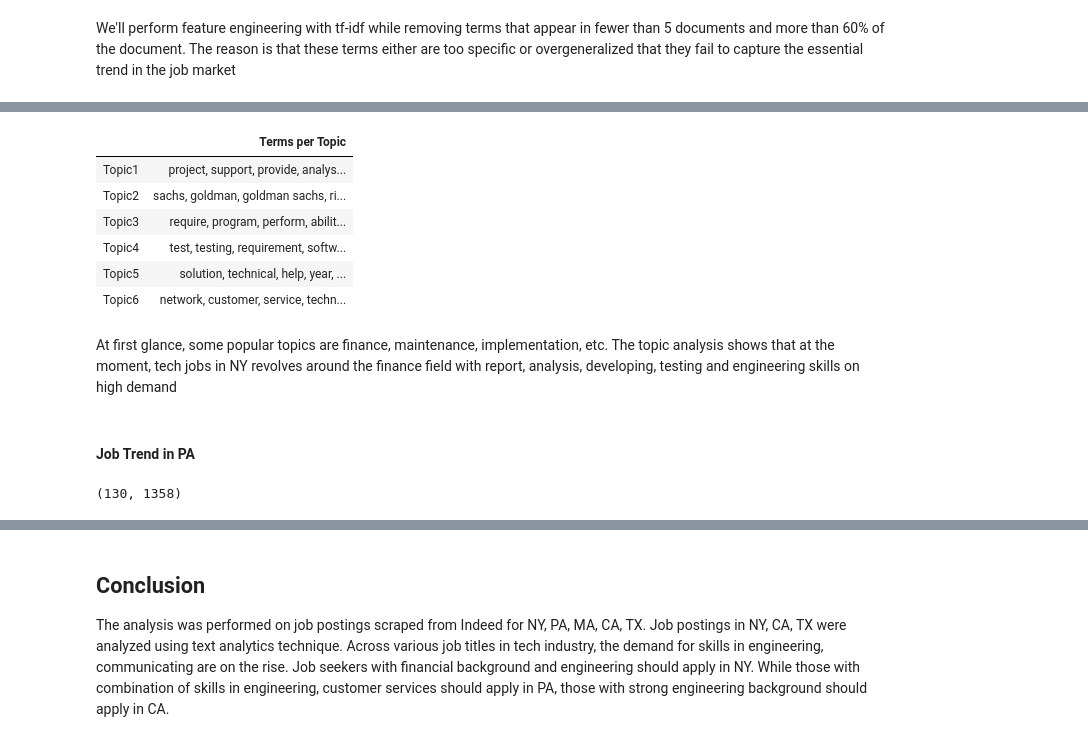
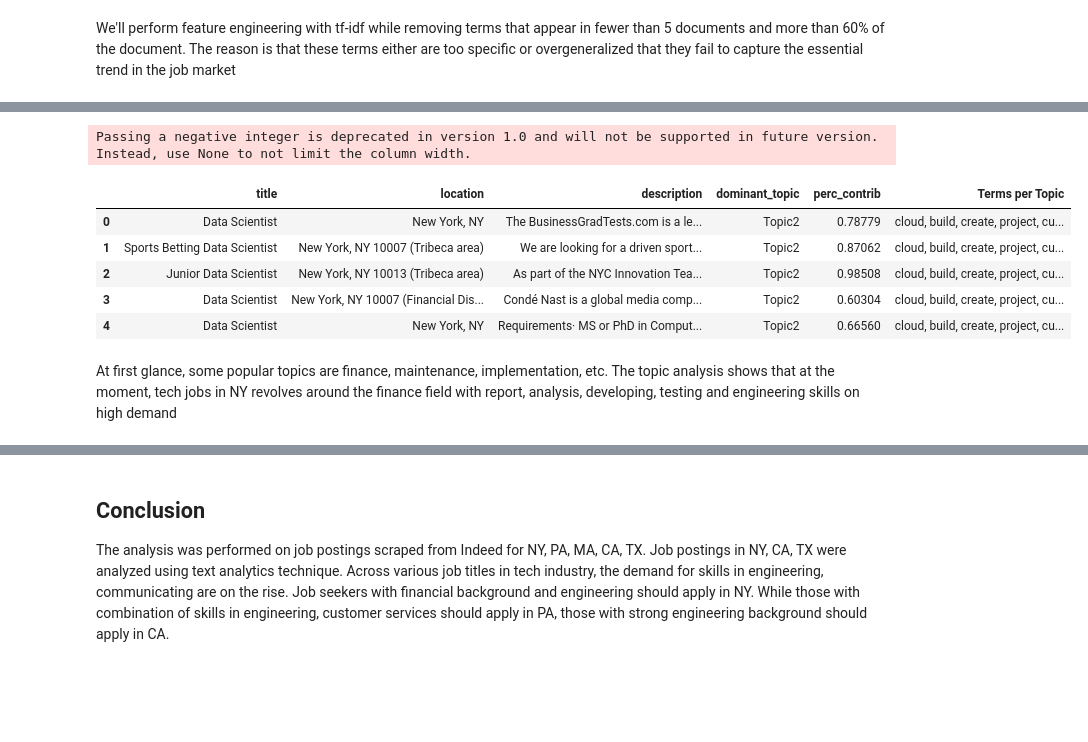
Before and after one commit to tnVn1995/JobPostsAnalysis, a Jupyter notebook: JobPostsAnalysis.ipynb, the cells around one changed output, grey strips where cells are left out. Cells and saved outputs as stored; diff of their text form; code cells hidden in the pictures; blank space fills up the shorter version.

```diff
--- a/JobPostsAnalysis.ipynb
+++ b/JobPostsAnalysis.ipynb
@@ -103,9 +322,11 @@ print(norm_corpus['CA'][0][0:50])
 We'll perform feature engineering with tf-idf while removing terms that appear in fewer than 5 documents and more than 60% of the document. The reason is that these terms either are too specific or overgeneralized that they fail to capture the essential trend in the job market
 # %%
 # Feature Engineering
-cv = CountVectorizer(min_df=5, max_df=0.6, ngram_range=(1,2),
-                    token_pattern=None, tokenizer=lambda doc: doc,
-                    preprocessor=lambda doc: doc)
+def feature_engineer(corpus: List[str]=NY_datascience.tokenized_corpus):
+    cv = CountVectorizer(min_df=5, max_df=0.6, ngram_range=(1,2),
+                        token_pattern=None, tokenizer=lambda doc: doc,
+                        preprocessor=lambda doc: doc)
 
-cv_features = cv.fit_transform(norm_corpus['NY'])
-cv_features.shape
+    cv_features = cv.fit_transform(corpus)
+    return cv, cv_features
+cv, cv_features = feature_engineer(NY_datascience.tokenized_corpus)
@@ -124,29 +355,37 @@ Total Vocabulary Size: 987
-# %%
-topic_terms = nmf_model.components_
-topic_key_term_idxs = np.argsort(-np.absolute(topic_terms), axis=1)[:,:20]
-topic_keyterms = vocabulary[topic_key_term_idxs]
-topics = [', '.join(topic) for topic in topic_keyterms]
-pd.set_option('display.max_colwidth', -1)
-topics_df = pd.DataFrame(topics, columns = ['Terms per Topic'], index = ['Topic' + str(t) for t in range(1,Total_Topic+1)])
-topics_df
-# %% [output]
-|  | Terms per Topic |
-| Topic1 | project, support, provide, analys... |
-| Topic2 | sachs, goldman, goldman sachs, ri... |
-| Topic3 | require, program, perform, abilit... |
-| Topic4 | test, testing, requirement, softw... |
-| Topic5 | solution, technical, help, year, ... |
-| Topic6 | network, customer, service, techn... |
+# %%
+def topics_df(lda_model:Callable, data:pd.DataFrame=NY_datascience):
+    topic_terms = lda_model.components_
+    topic_key_term_idxs = np.argsort(-np.absolute(topic_terms), axis=1)[:,:20]
+    topic_keyterms = vocabulary[topic_key_term_idxs]
+    topics = [', '.join(topic) for topic in topic_keyterms]
+    pd.set_option('display.max_colwidth', -1)
+    topics_df = pd.DataFrame(topics, columns = ['Terms per Topic'], index = ['Topic' + str(t) for t in range(1,Total_Topic+1)])
+    TOTAL_TOPICS = 6
+    dt_df = pd.DataFrame(document_topics,
+                         columns=['Topic'+str(i) for i in range(1, TOTAL_TOPICS+1)])
+    pd.options.display.float_format = '{:,.5f}'.format
+    pd.set_option('display.max_colwidth', 200)
+    data['dominant_topic'] = None
+    data['perc_contrib'] = None
+    for idx in range(0,dt_df.shape[0]):
+        sorts = dt_df.iloc[idx,:].sort_values(ascending=False)
+        dom_topic = sorts.index[0]
+        perc = sorts[0]
+        data['dominant_topic'].iloc[idx] = dom_topic
+        data['perc_contrib'].iloc[idx] = perc
+    topics_dfreset = topics_df.reset_index()
+    merge_data = data.merge(topics_dfreset, left_on='dominant_topic', right_on='index')
+    merge_data.drop(['index'], axis=1,inplace=True)
+    return merge_data
+topics_df = topics_df(lda_model, data=NY_datascience)
+topics_df[['title', 'location','description','dominant_topic', 'perc_contrib','Terms per Topic']].head()
+# %% [output]
+Passing a negative integer is deprecated in version 1.0 and will not be supported in future version. Instead, use None to not limit the column width.
+|  | title | location | description | dominant_topic | perc_contrib | Terms per Topic |
+| 0 | Data Scientist | New York, NY | The BusinessGradTests.com is a le... | Topic2 | 0.78779 | cloud, build, create, project, cu... |
+| 1 | Sports Betting Data Scientist | New York, NY 10007 (Tribeca area) | We are looking for a driven sport... | Topic2 | 0.87062 | cloud, build, create, project, cu... |
+| 2 | Junior Data Scientist | New York, NY 10013 (Tribeca area) | As part of the NYC Innovation Tea... | Topic2 | 0.98508 | cloud, build, create, project, cu... |
+| 3 | Data Scientist | New York, NY 10007 (Financial Dis... | Condé Nast is a global media comp... | Topic2 | 0.60304 | cloud, build, create, project, cu... |
+| 4 | Data Scientist | New York, NY | Requirements· MS or PhD in Comput... | Topic2 | 0.66560 | cloud, build, create, project, cu... |
 # %% [markdown]
 At first glance, some popular topics are finance, maintenance, implementation, etc. The topic analysis shows that at the moment, tech jobs in NY revolves around the finance field with report, analysis, developing, testing and engineering skills on high demand
-# %% [markdown]
-#### Job Trend in PA
-# %%
-cv = CountVectorizer(min_df=5, max_df=0.6, ngram_range=(1,2),
-                    token_pattern=None, tokenizer=lambda doc: doc,
-                    preprocessor=lambda doc: doc)
-
-cv_features = cv.fit_transform(norm_corpus['PA'])
-cv_features.shape
-# %% [output]
-(130, 1358)
```
Also changed, not shown: parts of 41 cells of this notebook, 6 other files.
